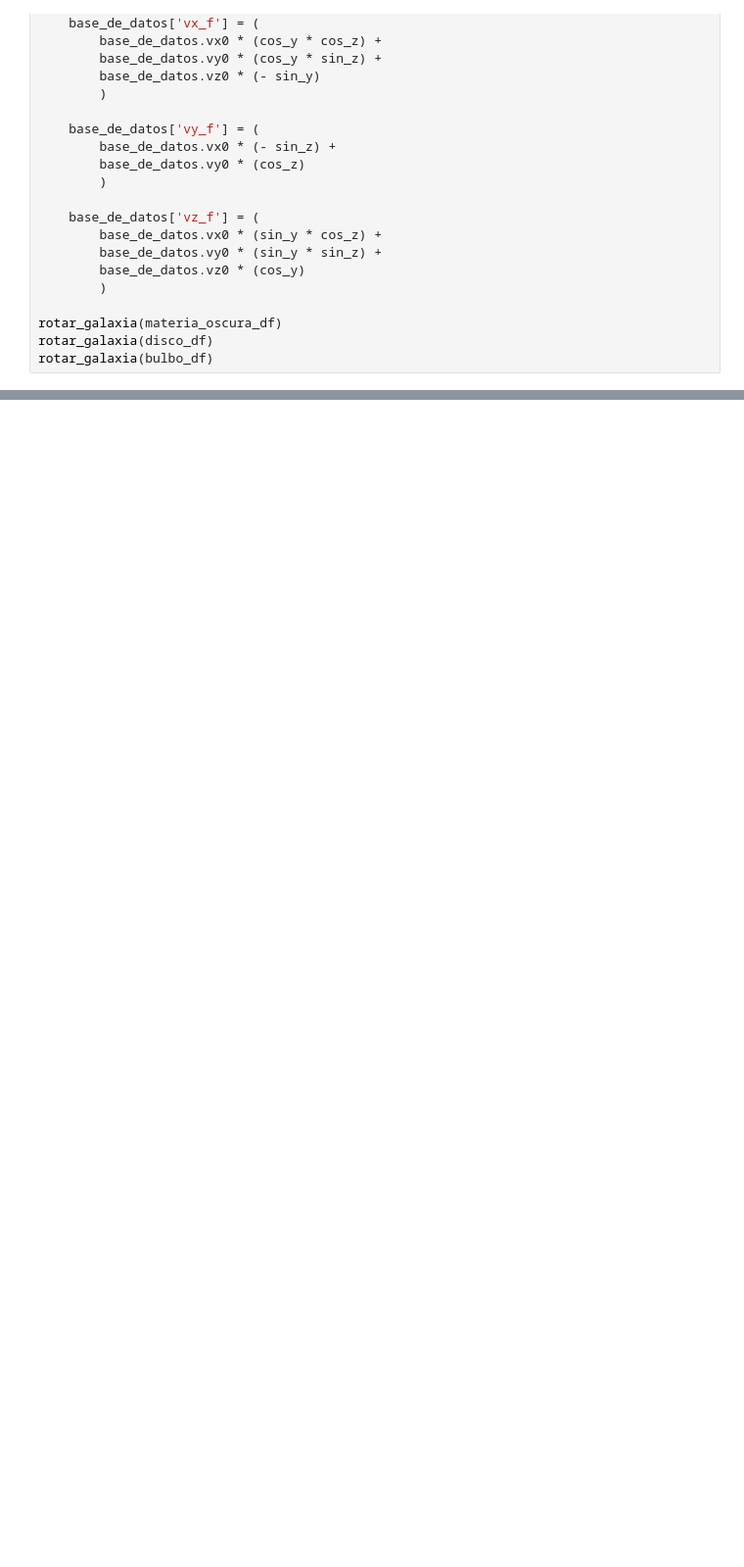
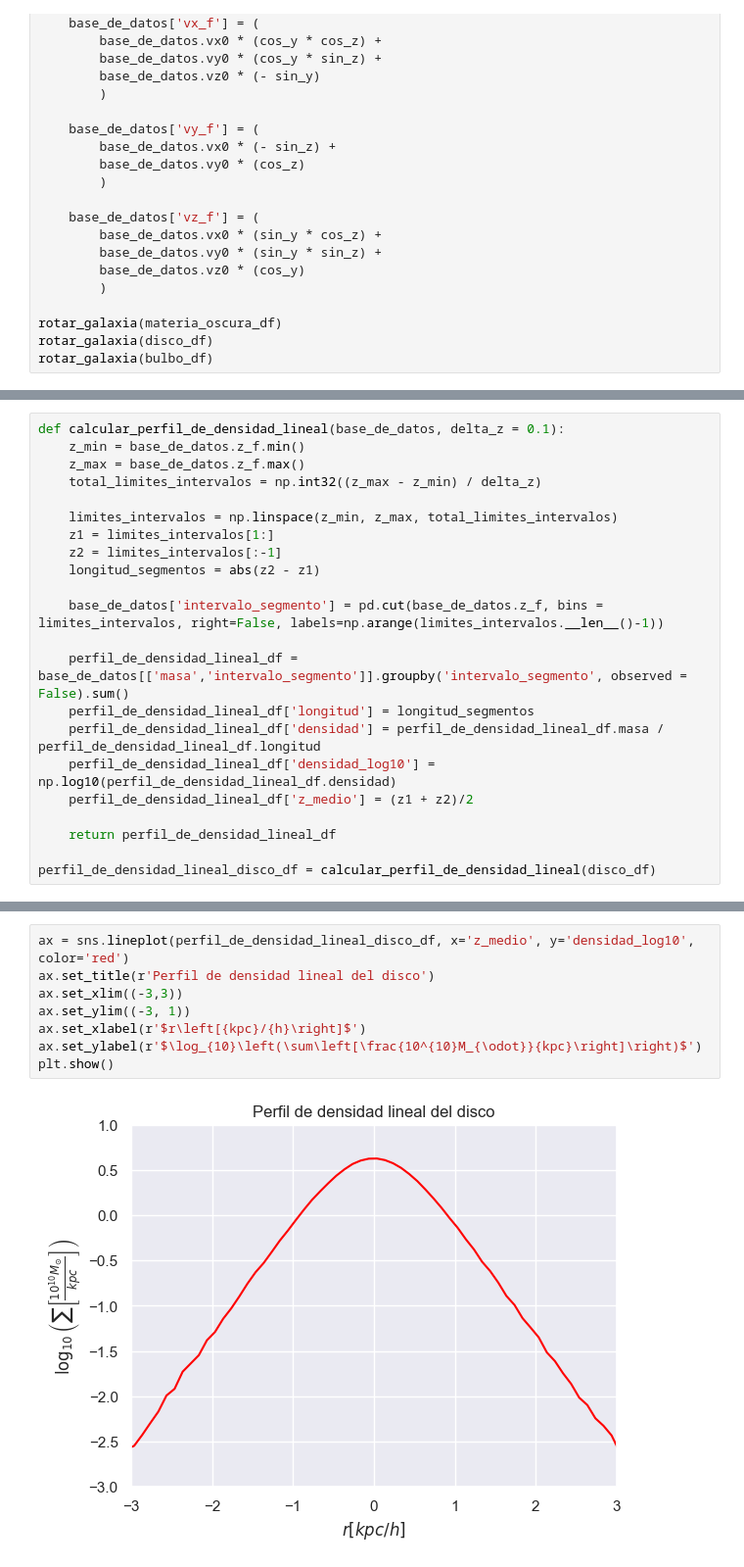
Before and after one commit to sperezp23/Analizador_de_Galaxias, a Jupyter notebook: Ensayos.ipynb, the cells around one changed output, grey strips where cells are left out. Shown at 98% size. Drawn from its saved outputs; the diff is of its cells as text; blank space fills up the shorter version.

```diff
--- a/Ensayos.ipynb
+++ b/Ensayos.ipynb
@@ -278,3 +269,25 @@ def calcular_perfil_de_densidad_volumetrico(base_de_datos, delta_r_xyz = 0.2):
 
 perfil_de_densidad_volumetrico_materia_oscura_df = calcular_perfil_de_densidad_volumetrico(materia_oscura_df)
 perfil_de_densidad_volumetrico_bulbo_df = calcular_perfil_de_densidad_volumetrico(bulbo_df)
+# %%
+def calcular_perfil_de_densidad_lineal(base_de_datos, delta_z = 0.1):
+    z_min = base_de_datos.z_f.min()
+    z_max = base_de_datos.z_f.max()
+    total_limites_intervalos = np.int32((z_max - z_min) / delta_z)
+
+    limites_intervalos = np.linspace(z_min, z_max, total_limites_intervalos)
+    z1 = limites_intervalos[1:]
+    z2 = limites_intervalos[:-1]
+    longitud_segmentos = abs(z2 - z1)
+
+    base_de_datos['intervalo_segmento'] = pd.cut(base_de_datos.z_f, bins = limites_intervalos, right=False, labels=np.arange(limites_intervalos.__len__()-1))
+
+    perfil_de_densidad_lineal_df = base_de_datos[['masa','intervalo_segmento']].groupby('intervalo_segmento', observed = False).sum()
+    perfil_de_densidad_lineal_df['longitud'] = longitud_segmentos
+    perfil_de_densidad_lineal_df['densidad'] = perfil_de_densidad_lineal_df.masa / perfil_de_densidad_lineal_df.longitud
+    perfil_de_densidad_lineal_df['densidad_log10'] = np.log10(perfil_de_densidad_lineal_df.densidad)
+    perfil_de_densidad_lineal_df['z_medio'] = (z1 + z2)/2
+
+    return perfil_de_densidad_lineal_df
+
+perfil_de_densidad_lineal_disco_df = calcular_perfil_de_densidad_lineal(disco_df)
@@ -281 +304,11 @@ perfil_de_densidad_volumetrico_bulbo_df = calcular_perfil_de_densidad_volumetric
+# %%
+ax = sns.lineplot(perfil_de_densidad_lineal_disco_df, x='z_medio', y='densidad_log10', color='red')
+ax.set_title(r'Perfil de densidad lineal del disco')
+ax.set_xlim((-3,3))
+ax.set_ylim((-3, 1))
+ax.set_xlabel(r'$r\left[{kpc}/{h}\right]$')
+ax.set_ylabel(r'$\log_{10}\left(\sum\left[\frac{10^{10}M_{\odot}}{kpc}\right]\right)$')
+plt.show()
+# %% [output]
+[figure, added]
 # %%
```
Also changed, not shown: parts of 7 cells of this notebook.
